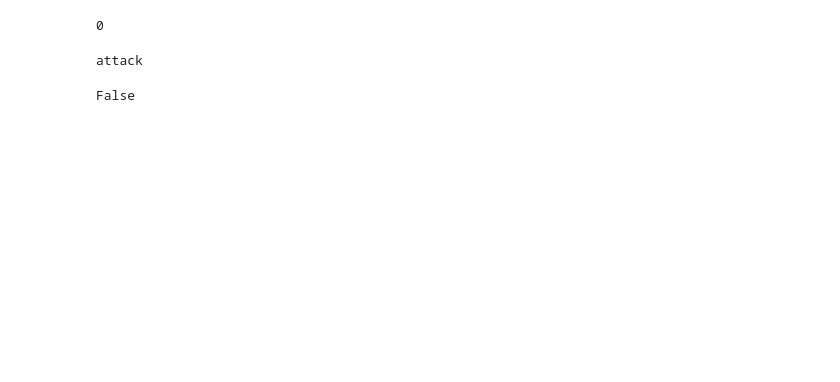
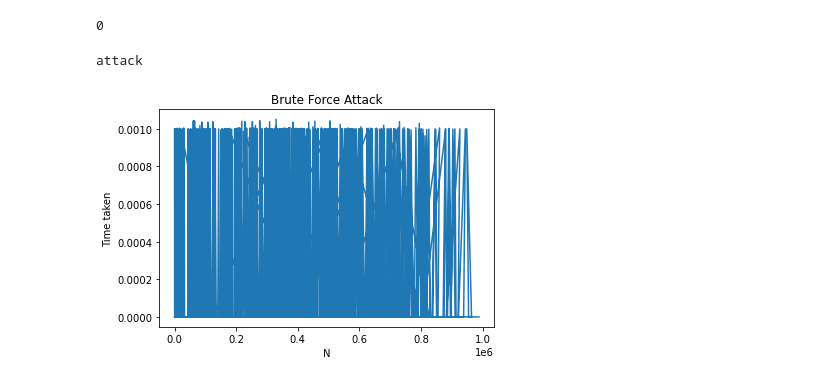
Before and after one commit to AhmadJamal01/cipheRSA, a Jupyter notebook: rsa.ipynb, the cells around one changed output. Saved outputs shown, nothing was run; the diff lists cells and outputs as text; code cells hidden in the pictures; blank space fills up the shorter version.

Commit message:
BF attack - Not tested yet

```diff
--- a/rsa.ipynb
+++ b/rsa.ipynb
@@ -113,6 +115,42 @@ you need to factorize large n into 2 prime factors
 factorization of n is unique, once you find 2 primes ur done
 
 """
-fermatPrimalityTest(4)
+# brute force attack
+def bruteForceAttack(n):
+    for i in range(2,n):
+        if n % i == 0:
+            return i
-# %% [output]
-False
+# %%
+# Generate prime numbers less than N
+def generatePrimeNumbers(N):
+    # Returns a list of prime numbers less than N
+    primeNumbers = []
+    for i in range(2, N):
+        if fermatPrimalityTest(i):  # Fermat's primality test
+            primeNumbers.append(i)
+    return primeNumbers
+# %%
+def testBruteForceTime(N):
+    time_taken = []
+    n_values =[]
+    # Test the time it takes to brute force attack
+    primeNumbers = generatePrimeNumbers(N) # Generate prime numbers less than N
+    for i in range(len(primeNumbers)):
+        for j in range(i+1, len(primeNumbers)):
+            n_val =primeNumbers[i]*primeNumbers[j] # n = p*q
+            n_values.append(n_val)
+            start_time = time.time()
+            bruteForceAttack(n_val) # Brute force attack
+            end_time = time.time()
+            time_taken.append(end_time - start_time) # Time taken to brute force attack
+    return time_taken , n_values
+# %%
+time_vals , n_vals = testBruteForceTime(10000)
+# %%
+plt.plot(n_vals, time_vals)
+plt.xlabel('N')
+plt.ylabel('Time taken')
+plt.title('Brute Force Attack')
+plt.show()
+# %% [output]
+[figure, added]
```
Also changed, not shown: parts of 1 cell of this notebook.
